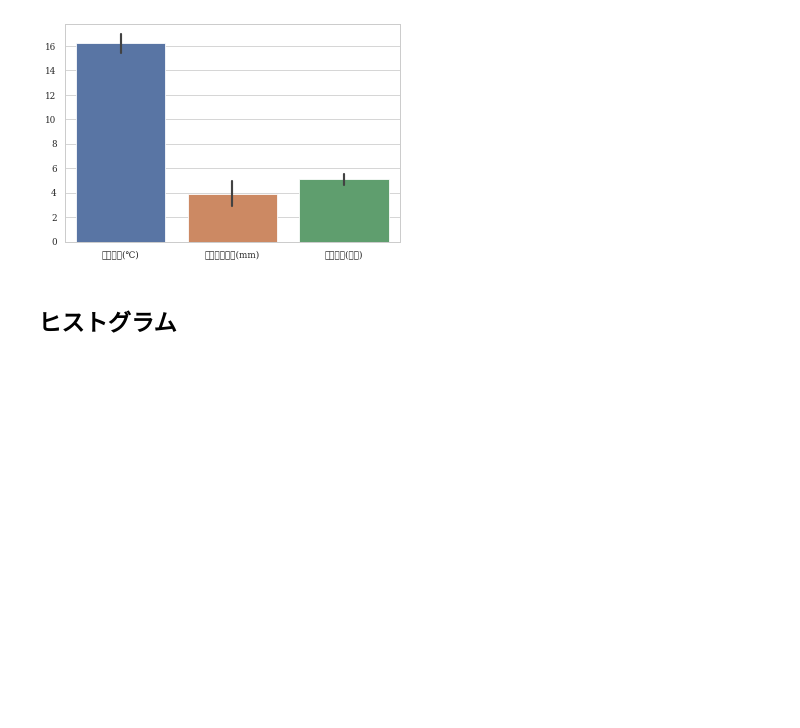
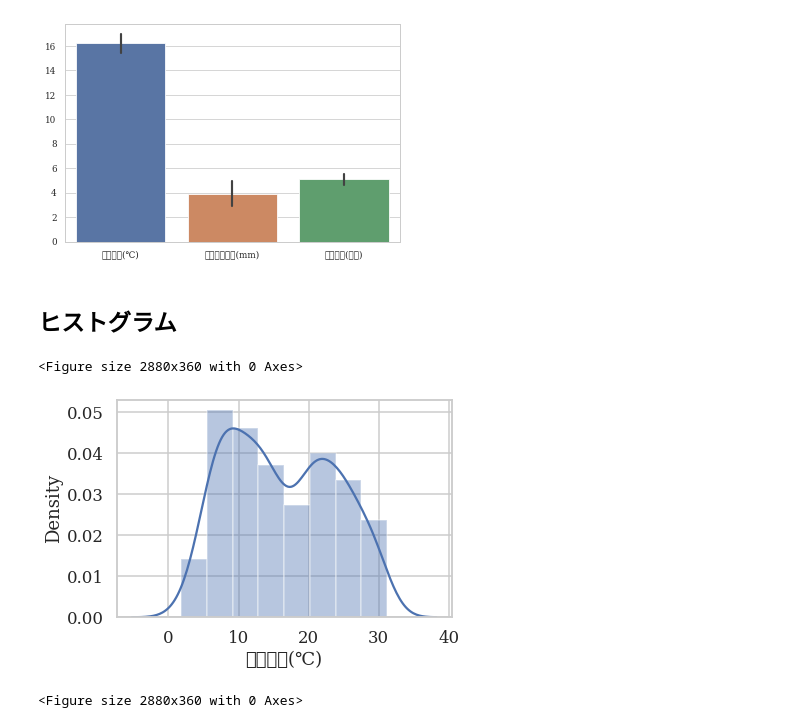
Before and after one commit to Charee-Villapong/for_practice, a Jupyter notebook: グラフ練習.ipynb, the cells around one changed output. Cells and saved outputs as stored; diff of their text form; code cells hidden in the pictures; blank space fills up the shorter version.

```diff
--- a/グラフ練習.ipynb
+++ b/グラフ練習.ipynb
@@ -55,3 +55,11 @@ sns.barplot(data=df_weather)
 [figure]
 # %% [markdown]
 ## **ヒストグラム**
+# %%
+sns.distplot(df_weather['平均気温(℃)'])
+sns.set(font='DejaVu Serif',context="talk",style='whitegrid')
+plt.figure(figsize=(40,5))
+# %% [output]
+<Figure size 2880x360 with 0 Axes>
+[figure, added]
+<Figure size 2880x360 with 0 Axes>
```
